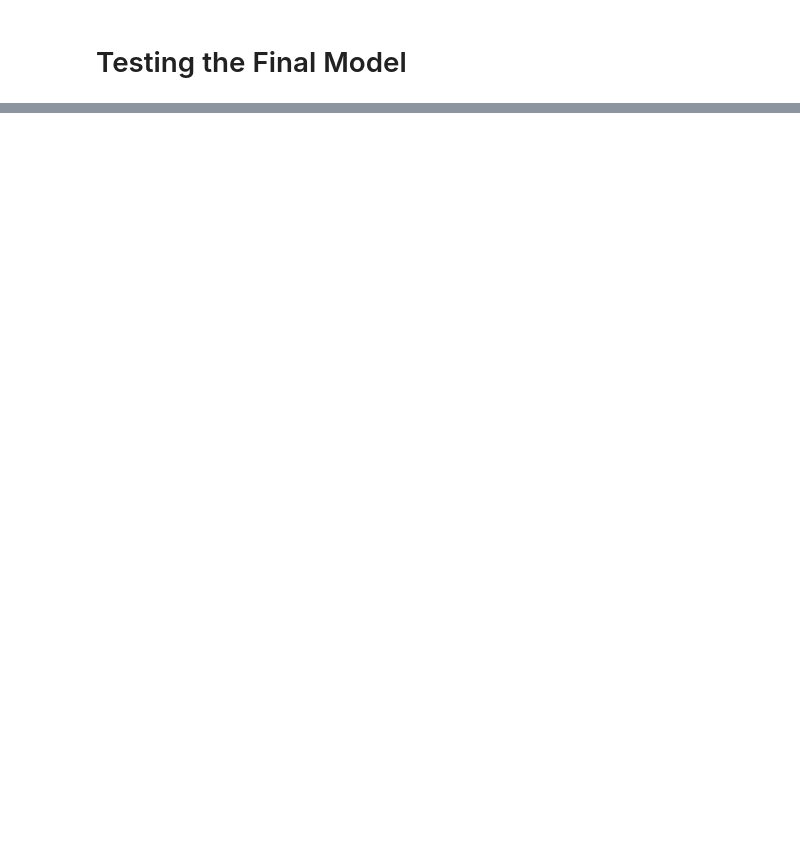
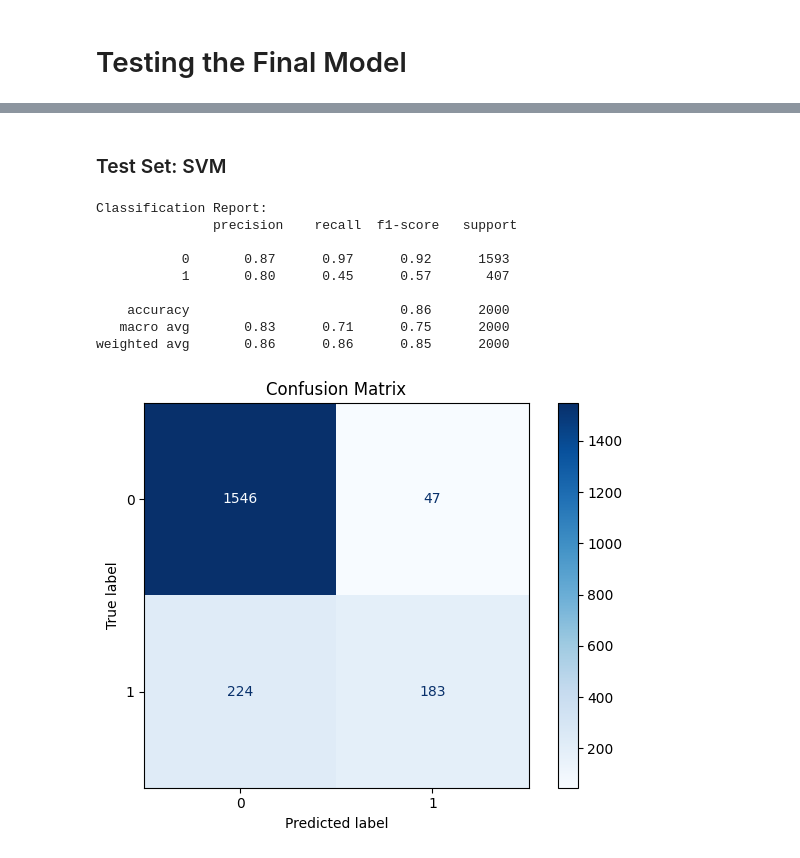
Before and after one commit to EitanKats/ML-project, a Jupyter notebook: Bank Churn.ipynb, the cells around one changed output, grey strips where cells are left out. Drawn from its saved outputs; the diff is of its cells as text; code cells hidden in the pictures; blank space fills up the shorter version.

```diff
--- a/Bank Churn.ipynb
+++ b/Bank Churn.ipynb
@@ -821,0 +799,17 @@ y_test = test_set['churn'].copy()
+# %% [markdown]
+### Test Set: SVM
+# %%
+svm_final = svm_grid_cv.best_estimator_
+svm_final_pred = svm_final.predict(X_test_prepared)
+display_evaluation(svm_final, X_test_prepared, y_test, svm_final_pred)
+# %% [output]
+Classification Report:
+               precision    recall  f1-score   support
+
+           0       0.87      0.97      0.92      1593
+           1       0.80      0.45      0.57       407
+
+    accuracy                           0.86      2000
+   macro avg       0.83      0.71      0.75      2000
+weighted avg       0.86      0.86      0.85      2000
+[figure, added]
```
Also changed, not shown: parts of 13 cells of this notebook.
